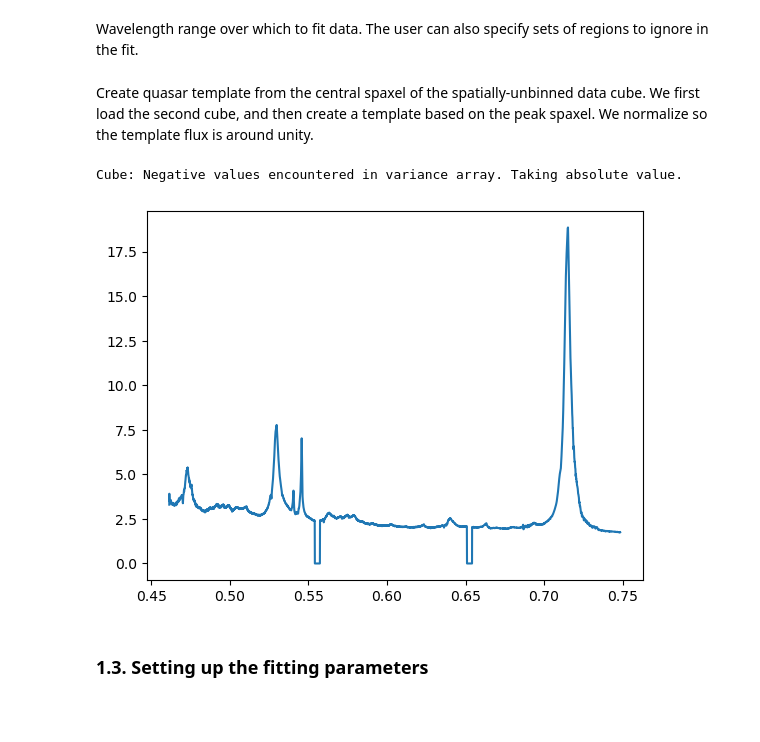
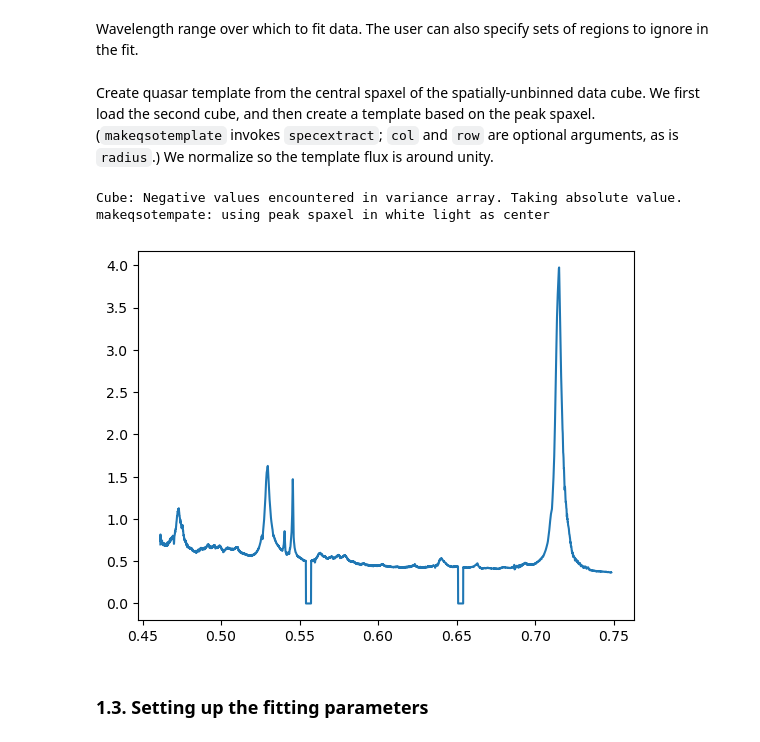
Before and after one commit to Q3D/q3dfit, a Jupyter notebook: jnb/q3dfit_example_restframeopt_ground.ipynb, the cells around one changed output. Cells and saved outputs as stored; diff of their text form; code cells hidden in the pictures; blank space fills up the shorter version.

```diff
--- a/jnb/q3dfit_example_restframeopt_ground.ipynb
+++ b/jnb/q3dfit_example_restframeopt_ground.ipynb
@@ -145,19 +145,20 @@ Wavelength range over which to fit data. The user can also specify sets of regio
 q3di.fitrange = [0.4620,0.7450] #in um
 q3di.cutrange = np.array([0.6410, 0.6430])
 # %% [markdown]
-Create quasar template from the central spaxel of the spatially-unbinned data cube. We first load the second cube, and then create a template based on the peak spaxel. We normalize so the template flux is around unity.
+Create quasar template from the central spaxel of the spatially-unbinned data cube. We first load the second cube, and then create a template based on the peak spaxel. (`makeqsotemplate` invokes `specextract`; `col` and `row` are optional arguments, as is `radius`.) We normalize so the template flux is around unity.
 # %%
 argsreadcube = {'wmapext': None,
                 'waveunit_in': 'Angstrom',
                 'fluxunit_in': 'erg/s/cm2/Angstrom',
                 'fluxnorm': 1e5}
 from q3dfit.readcube import Cube
 qsocube = Cube(qsotempfits, **argsreadcube)
 qsotemplate = outdir+'pg1411-qsotemplate.npy'
-qsocube.makeqsotemplate(qsotemplate)
+qsocube.makeqsotemplate(qsotemplate, radius=0.)
 # %% [output]
 Cube: Negative values encountered in variance array. Taking absolute value.
+makeqsotempate: using peak spaxel in white light as center
-[figure, old version]
+[figure, new version]
 # %% [markdown]
 ### 1.3. Setting up the fitting parameters <a class="anchor" id="chapter1_3"></a>
 # %% [markdown]
```
Also changed, not shown: parts of 9 cells of this notebook, 8 other files.
